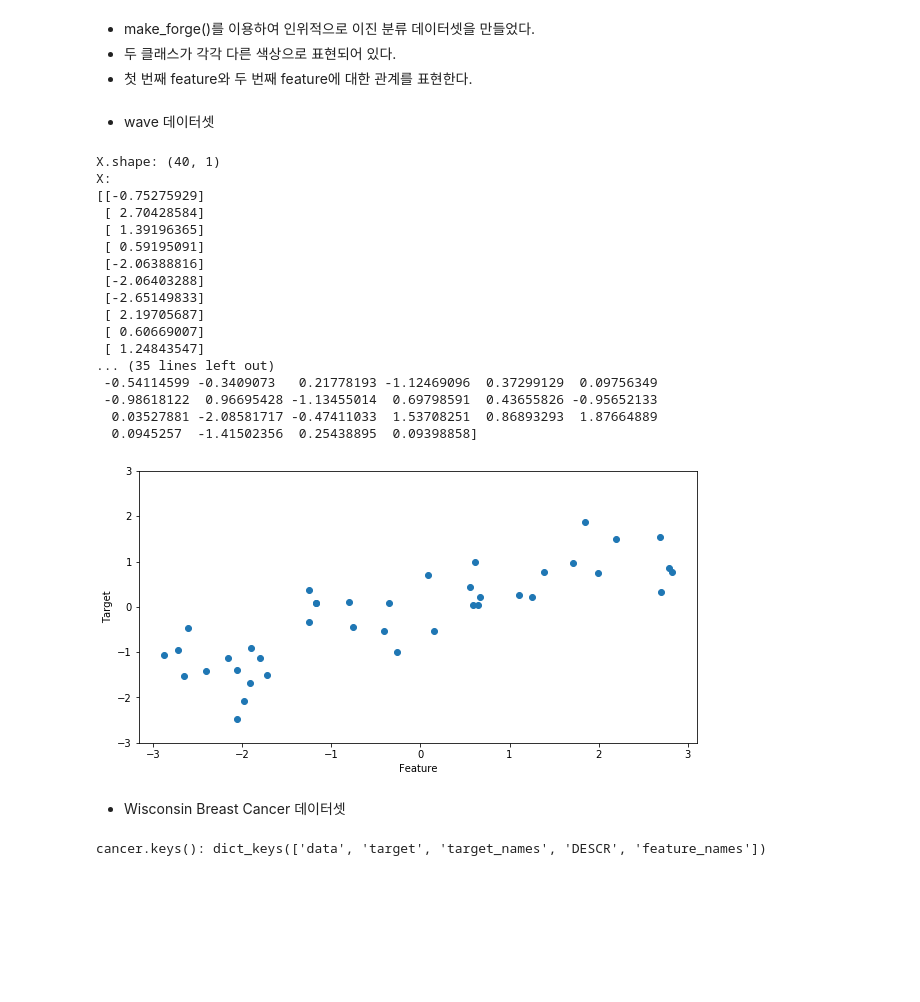
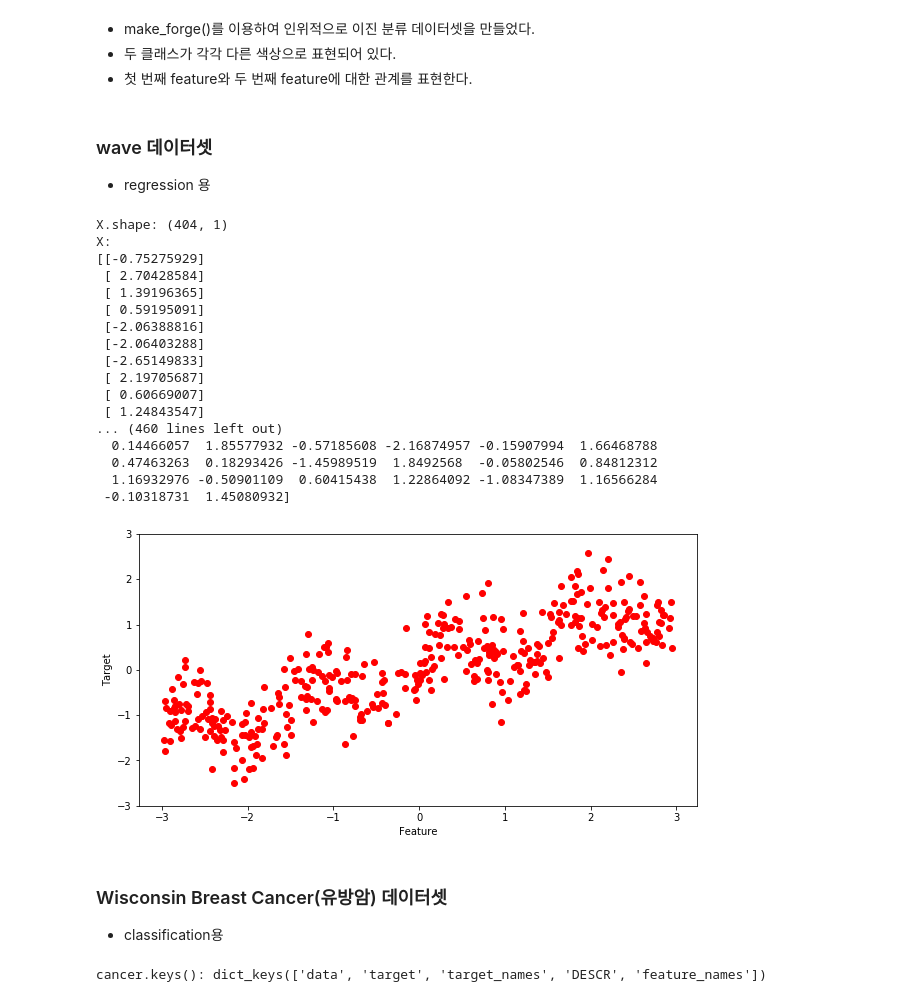
Before and after one commit to gwondohyung/data_science_2018, a Jupyter notebook: Chapter02/2.3.1.ipynb, the cells around one changed output. Drawn from its saved outputs; the diff is of its cells as text; code cells hidden in the pictures; blank space fills up the shorter version.

```diff
--- a/Chapter02/2.3.1.ipynb
+++ b/Chapter02/2.3.1.ipynb
@@ -51,41 +153,43 @@ y:
 - 두 클래스가 각각 다른 색상으로 표현되어 있다.
 - 첫 번째 feature와 두 번째 feature에 대한 관계를 표현한다.
 # %% [markdown]
-- wave 데이터셋
+### wave 데이터셋
+- regression 용
 # %%
-X, y = mglearn.datasets.make_wave(n_samples=40)
+X, y = mglearn.datasets.make_wave(n_samples=404)
 print("X.shape: {}".format(X.shape))
 print("X:\n{}".format(X))
 print("y.shape: {}".format(y.shape))
 print("y:\n{}".format(y))
 
 plt.figure(figsize=(10, 5))
-plt.plot(X, y, 'o')
+plt.plot(X, y, 'o', color='r')
 plt.ylim(-3, 3)
 plt.xlabel("Feature")
 plt.ylabel("Target")
 plt.show()
 # %% [output]
-X.shape: (40, 1)
+X.shape: (404, 1)
 X:
 [[-0.75275929]
  [ 2.70428584]
  [ 1.39196365]
  [ 0.59195091]
  [-2.06388816]
  [-2.06403288]
  [-2.65149833]
  [ 2.19705687]
  [ 0.60669007]
  [ 1.24843547]
-... (35 lines left out)
- -0.54114599 -0.3409073   0.21778193 -1.12469096  0.37299129  0.09756349
- -0.98618122  0.96695428 -1.13455014  0.69798591  0.43655826 -0.95652133
-  0.03527881 -2.08581717 -0.47411033  1.53708251  0.86893293  1.87664889
-  0.0945257  -1.41502356  0.25438895  0.09398858]
+... (460 lines left out)
+  0.14466057  1.85577932 -0.57185608 -2.16874957 -0.15907994  1.66468788
+  0.47463263  0.18293426 -1.45989519  1.8492568  -0.05802546  0.84812312
+  1.16932976 -0.50901109  0.60415438  1.22864092 -1.08347389  1.16566284
+ -0.10318731  1.45080932]
-[figure, old version]
+[figure, new version]
 # %% [markdown]
-- Wisconsin Breast Cancer 데이터셋
+### Wisconsin Breast Cancer(유방암) 데이터셋
+- classification용
 # %%
 # from sklearn.datasets import load_breast_cancer
 cancer = load_breast_cancer()
```
Also changed, not shown: parts of 37 cells of this notebook, 5 other files.
